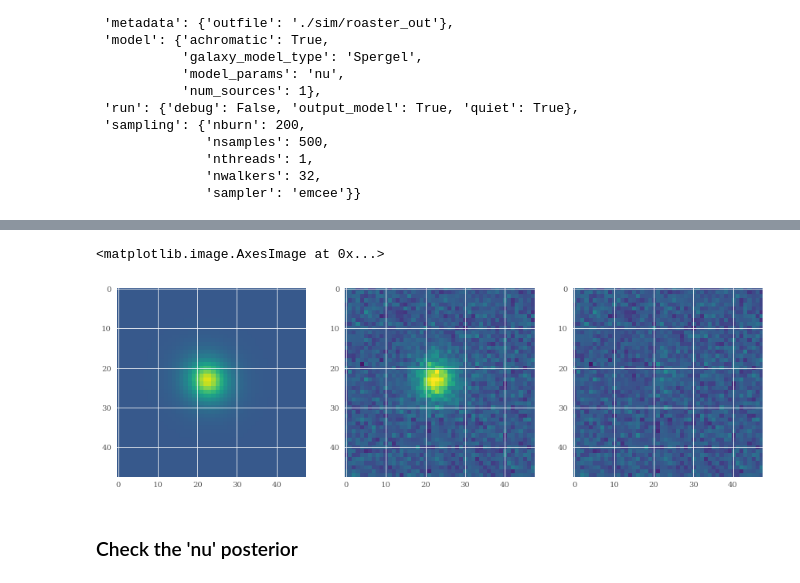
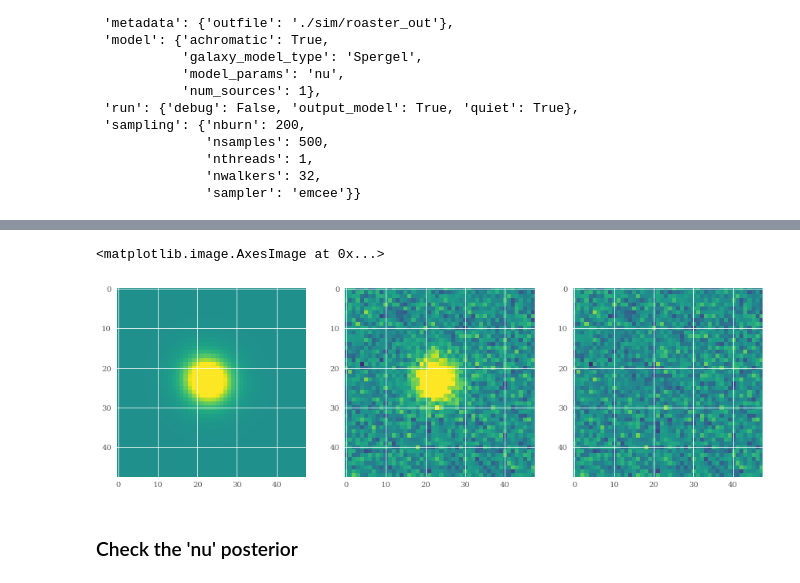
Before and after one commit to mdschneider/JIF, a Jupyter notebook: devel/debug_roaster_bias/roaster_bias_test.ipynb, the cells around one changed output, grey strips where cells are left out. Cells and saved outputs as stored; diff of their text form; code cells hidden in the pictures.

Commit message:
Update plots of nu posterior bias tests

```diff
--- a/devel/debug_roaster_bias/roaster_bias_test.ipynb
+++ b/devel/debug_roaster_bias/roaster_bias_test.ipynb
@@ -162,7 +162,9 @@ dat = f[0].data
 f.close()
 # %%
 nx = 48
-dat_seg = dat[(iepoch*nx):((iepoch+1)*nx), (iepoch*nx):((iepoch+1)*nx)]
+i, j = np.unravel_index(iepoch, (nx, nx))
+
+dat_seg = dat[(i*nx):((i+1)*nx), (j*nx):((j+1)*nx)]
 plt.imshow(dat_seg, interpolation='none', origin='lower')
 plt.colorbar()
 # %% [output]
@@ -198,7 +200,8 @@ pprint.pprint(rstr_sb.config)
               'sampler': 'emcee'}}
 # %%
 rstr_sb.pixel_data = [dat_seg]
-rstr_sb.pix_noise_var = [np.var(dat_seg[0:20, 0:20])]
+# rstr_sb.pix_noise_var = [np.var(dat_seg[0:20, 0:20])]
+rstr_sb.pix_noise_var = [1.e-6]
 
 rstr_sb.num_epochs = 1
 rstr_sb.nx = [nx]
@@ -212,4 +215,7 @@ rstr_sb.set_param_by_name('dx', sim_catalog[iepoch][colndx('dx')]*0.2)
 rstr_sb.set_param_by_name('dy', sim_catalog[iepoch][colndx('dy')]*0.2)
 rstr_sb.set_param_by_name('e1', sim_catalog[iepoch][colndx('gal_e1')] - sim_catalog[iepoch][colndx('g1')])
 rstr_sb.set_param_by_name('e2', sim_catalog[iepoch][colndx('gal_e2')] - sim_catalog[iepoch][colndx('g2')])
+
+rstr_sb.set_param_by_name('mag_sed1', 40.35)
+rstr_sb.set_param_by_name('hlr', 0.7)
 # %% [output]
@@ -232,19 +240,20 @@ rstr_sb.set_param_by_name('e2', sim_catalog[iepoch][colndx('gal_e2')] - sim_cata
 # %%
 m = rstr_sb._get_model_image(iepochs=0)
 
 vmin=-0.005
-vmax=0.013
+# vmax=0.013
+vmax = 0.005
 
 fig = plt.figure(figsize=(15,5))
 plt.subplot(1, 3, 1)
 plt.imshow(m.array, vmin=vmin, vmax=vmax)
 plt.subplot(1, 3, 2)
 plt.imshow(rstr_sb.pixel_data[0], vmin=vmin, vmax=vmax)
 plt.subplot(1, 3, 3)
 plt.imshow(rstr_sb.pixel_data[0] - m.array, vmin=vmin, vmax=vmax)
 # %% [output]
 <matplotlib.image.AxesImage at 0x...>
-[figure, old version]
+[figure, new version]
 # %% [markdown]
 ### Check the 'nu' posterior
 # %%
```
Also changed, not shown: parts of 6 cells of this notebook.
